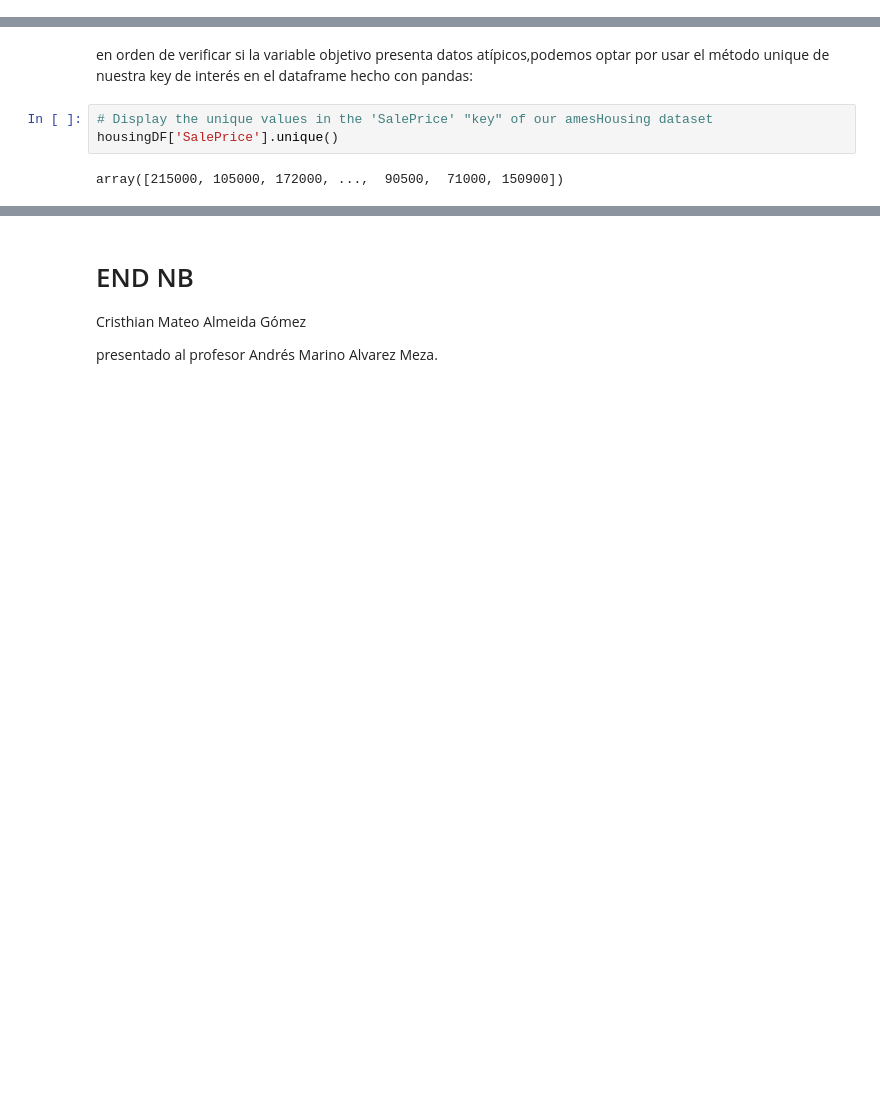
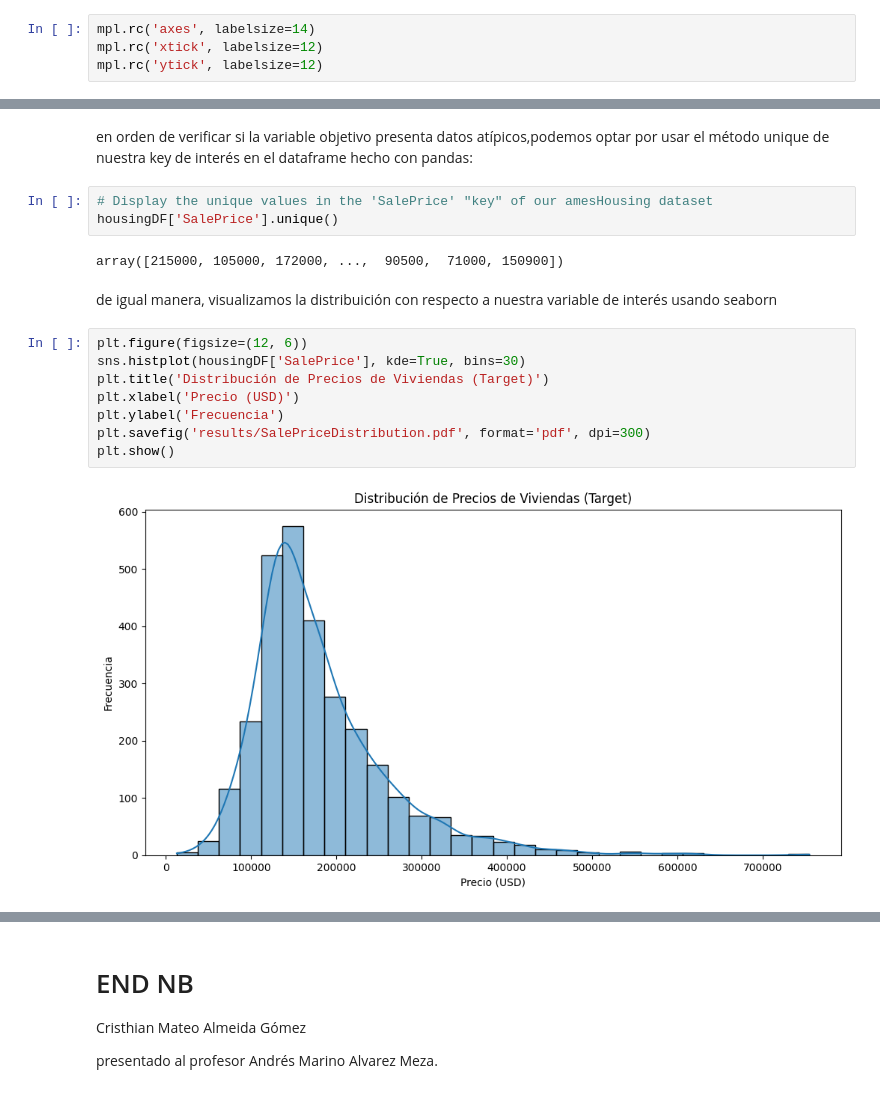
Before and after one commit to Macreat/tAM-MLt, a Jupyter notebook: DevelopTamEnv/content/P1/basis.ipynb, the cells around one changed output, grey strips where cells are left out. Cells and saved outputs as stored; diff of their text form; blank space fills up the shorter version.

```diff
--- a/DevelopTamEnv/content/P1/basis.ipynb
+++ b/DevelopTamEnv/content/P1/basis.ipynb
@@ -69,0 +87,4 @@ Presentamos la inferencia o problema de optimización para los siguientes casos
+# %%
+mpl.rc('axes', labelsize=14)
+mpl.rc('xtick', labelsize=12)
+mpl.rc('ytick', labelsize=12)
@@ -244,3 +265,15 @@ en orden de verificar si la variable objetivo presenta datos atípicos,podemos o
 housingDF['SalePrice'].unique()
 # %% [output]
 array([215000, 105000, 172000, ...,  90500,  71000, 150900])
+# %% [markdown]
+de igual manera, visualizamos la distribuición con respecto a nuestra variable de interés usando seaborn
+# %%
+plt.figure(figsize=(12, 6))
+sns.histplot(housingDF['SalePrice'], kde=True, bins=30)
+plt.title('Distribución de Precios de Viviendas (Target)')
+plt.xlabel('Precio (USD)')
+plt.ylabel('Frecuencia')
+plt.savefig('results/SalePriceDistribution.pdf', format='pdf', dpi=300)
+plt.show()
+# %% [output]
+[figure, added]
```
Also changed, not shown: parts of 25 cells of this notebook, 7 other files.
